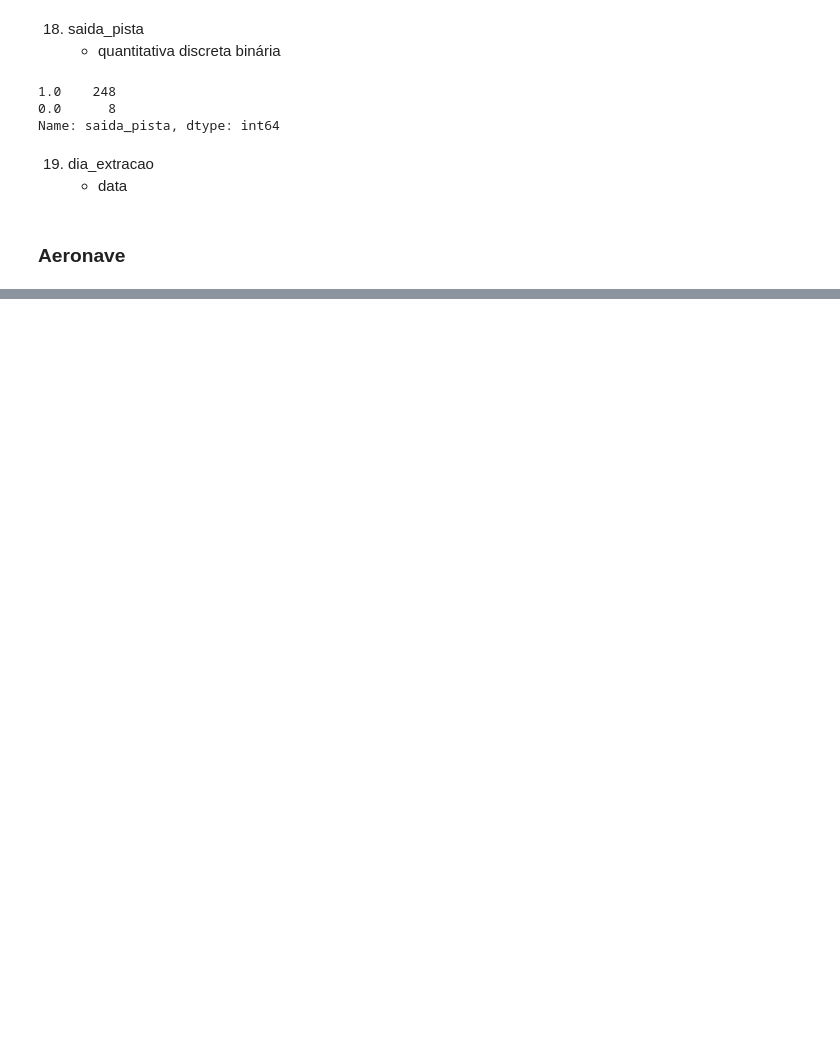
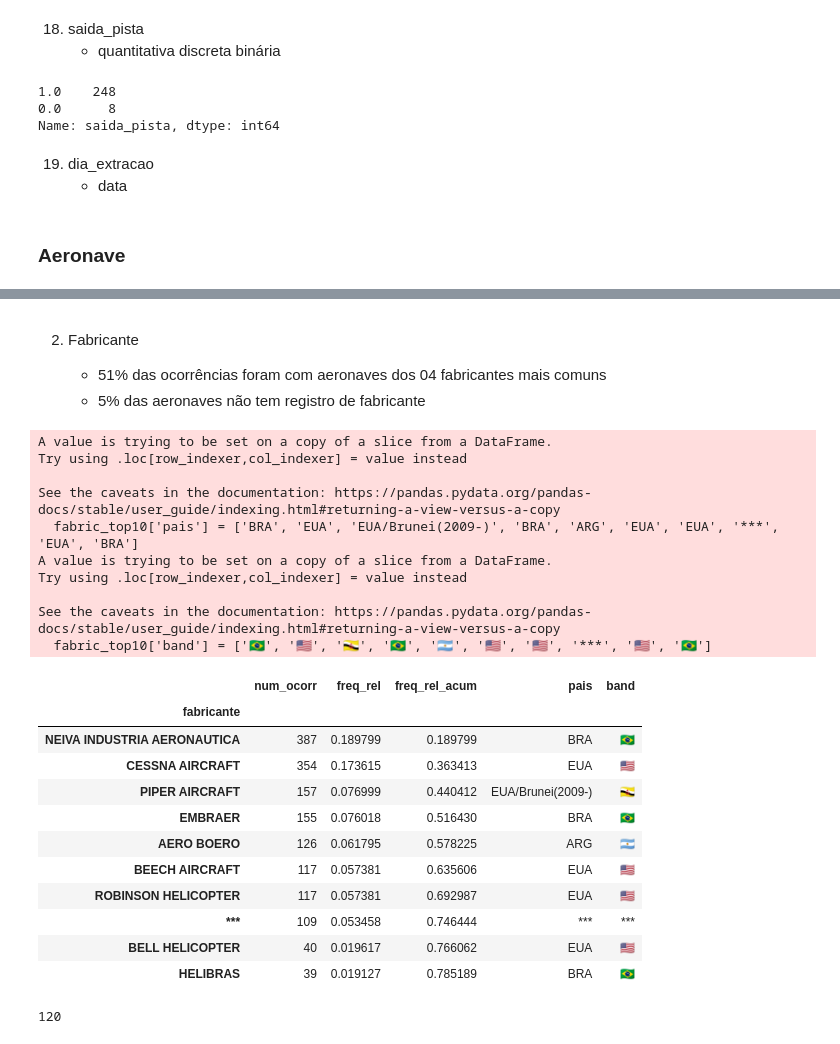
Before and after one commit to larissasayurifutino/brazil-flights-events, a Jupyter notebook: src/descritivas_LarissaSayuriSantos.ipynb, the cells around one changed output, grey strips where cells are left out. Saved outputs shown, nothing was run; the diff lists cells and outputs as text; code cells hidden in the pictures; blank space fills up the shorter version.

Commit message:
Analise descritivas para base de aeronaves.

```diff
--- a/src/descritivas_LarissaSayuriSantos.ipynb
+++ b/src/descritivas_LarissaSayuriSantos.ipynb
@@ -697,0 +802,40 @@ Name: saida_pista, dtype: int64
+# %% [markdown]
+2. Fabricante
+
+    * 51% das ocorrências foram com aeronaves dos 04 fabricantes mais comuns
+    * 5% das aeronaves não tem registro de fabricante
+# %%
+fabric = aeronave.groupby(['fabricante']).agg(num_ocorr = ('codigo_ocorrencia', pd.Series.nunique)).sort_values(by = "num_ocorr", ascending = False)
+fabric['freq_rel'] = fabric['num_ocorr']/sum(fabric['num_ocorr'])
+fabric['freq_rel_acum'] = np.cumsum(fabric["freq_rel"])
+fabric_top10 = fabric[0:10]
+fabric_top10['pais'] = ['BRA', 'EUA', 'EUA/Brunei(2009-)', 'BRA', 'ARG', 'EUA', 'EUA', '***', 'EUA', 'BRA']
+fabric_top10['band'] = ['🇧🇷', '🇺🇸', '🇧🇳', '🇧🇷', '🇦🇷', '🇺🇸', '🇺🇸', '***', '🇺🇸', '🇧🇷']
+fabric_top10
+# %% [output]
+A value is trying to be set on a copy of a slice from a DataFrame.
+Try using .loc[row_indexer,col_indexer] = value instead
+
+See the caveats in the documentation: https://pandas.pydata.org/pandas-docs/stable/user_guide/indexing.html#returning-a-view-versus-a-copy
+  fabric_top10['pais'] = ['BRA', 'EUA', 'EUA/Brunei(2009-)', 'BRA', 'ARG', 'EUA', 'EUA', '***', 'EUA', 'BRA']
+A value is trying to be set on a copy of a slice from a DataFrame.
+Try using .loc[row_indexer,col_indexer] = value instead
+
+See the caveats in the documentation: https://pandas.pydata.org/pandas-docs/stable/user_guide/indexing.html#returning-a-view-versus-a-copy
+  fabric_top10['band'] = ['🇧🇷', '🇺🇸', '🇧🇳', '🇧🇷', '🇦🇷', '🇺🇸', '🇺🇸', '***', '🇺🇸', '🇧🇷']
+|  | num_ocorr | freq_rel | freq_rel_acum | pais | band |
+| fabricante |  |  |  |  |  |
+| NEIVA INDUSTRIA AERONAUTICA | 387 | 0.189799 | 0.189799 | BRA | 🇧🇷 |
+| CESSNA AIRCRAFT | 354 | 0.173615 | 0.363413 | EUA | 🇺🇸 |
+| PIPER AIRCRAFT | 157 | 0.076999 | 0.440412 | EUA/Brunei(2009-) | 🇧🇳 |
+| EMBRAER | 155 | 0.076018 | 0.516430 | BRA | 🇧🇷 |
+| AERO BOERO | 126 | 0.061795 | 0.578225 | ARG | 🇦🇷 |
+| BEECH AIRCRAFT | 117 | 0.057381 | 0.635606 | EUA | 🇺🇸 |
+| ROBINSON HELICOPTER | 117 | 0.057381 | 0.692987 | EUA | 🇺🇸 |
+| *** | 109 | 0.053458 | 0.746444 | *** | *** |
+| BELL HELICOPTER | 40 | 0.019617 | 0.766062 | EUA | 🇺🇸 |
+| HELIBRAS | 39 | 0.019127 | 0.785189 | BRA | 🇧🇷 |
+# %%
+len(fabric)
+# %% [output]
+120
```
Also changed, not shown: parts of 43 cells of this notebook.
